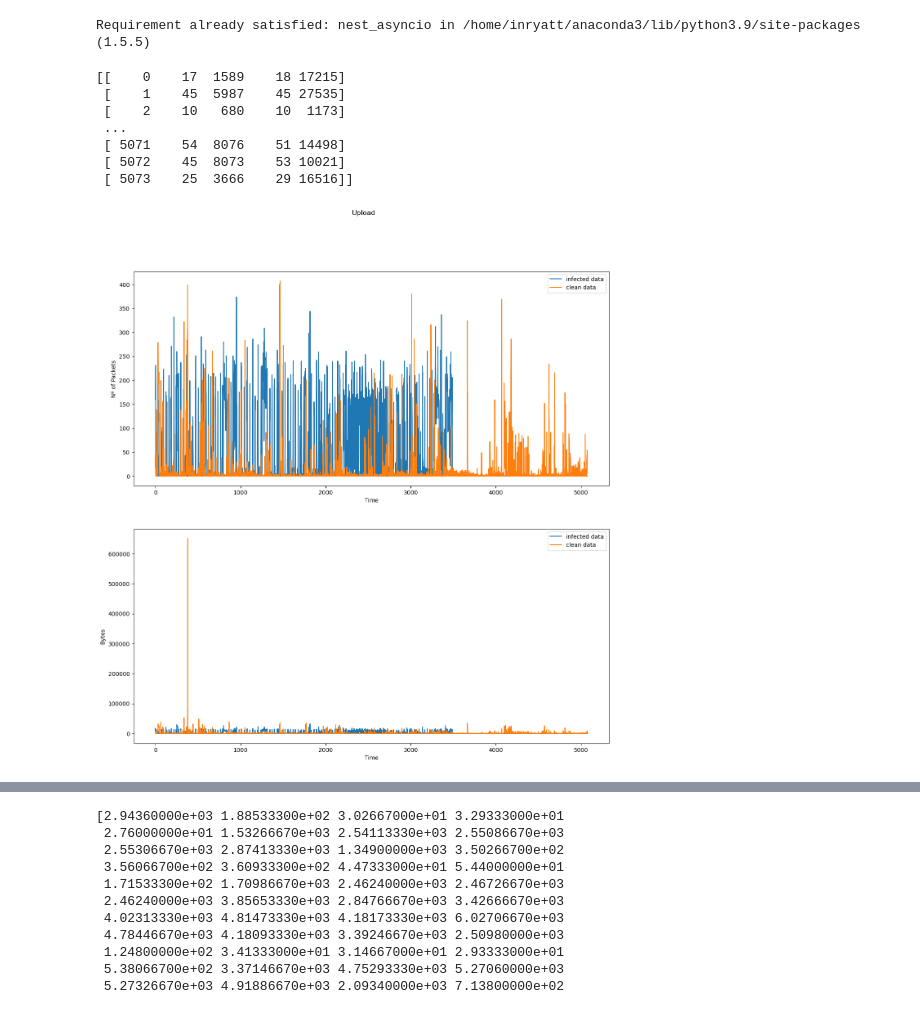
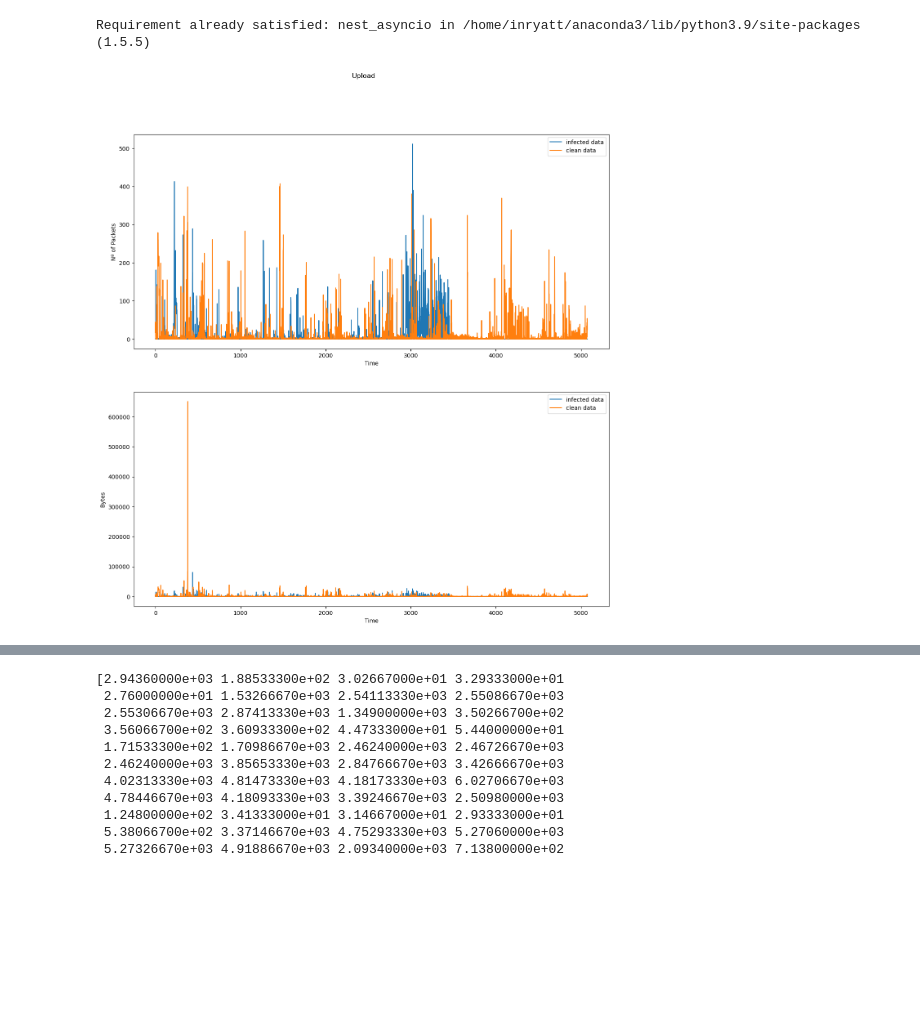
Before and after one commit to Pengrey/AAS, a Jupyter notebook: Work/proj/AAS_Project.ipynb, the cells around one changed output, grey strips where cells are left out. Drawn from its saved outputs; the diff is of its cells as text; code cells hidden in the pictures; blank space fills up the shorter version.

Commit message:
replaced old data with newly collected data

```diff
--- a/Work/proj/AAS_Project.ipynb
+++ b/Work/proj/AAS_Project.ipynb
@@ -224,14 +276,7 @@ def showChart_but_chatgpt_did_it_download(clean_data, infected_data, name:str="p
 # %%
-clean_data=np.loadtxt("clean_sampled_data.dat",dtype=int)
-infected_data=np.loadtxt("infected_sampled_data.dat",dtype=int)
+clean_data=np.loadtxt("sampled_data/clean_data.dat",dtype=int)
+infected_data=np.loadtxt("sampled_data/test_data.dat",dtype=int)
 showChart_but_chatgpt_did_it_upload(clean_data,infected_data,"Upload")
 showChart_but_chatgpt_did_it_download(clean_data,infected_data,"Download")
 # %% [output]
-[[    0    17  1589    18 17215]
- [    1    45  5987    45 27535]
- [    2    10   680    10  1173]
- ...
- [ 5071    54  8076    51 14498]
- [ 5072    45  8073    53 10021]
- [ 5073    25  3666    29 16516]]
-[figure, old version]
+[figure, new version]
```
Also changed, not shown: parts of 39 cells of this notebook, 5 other files.
